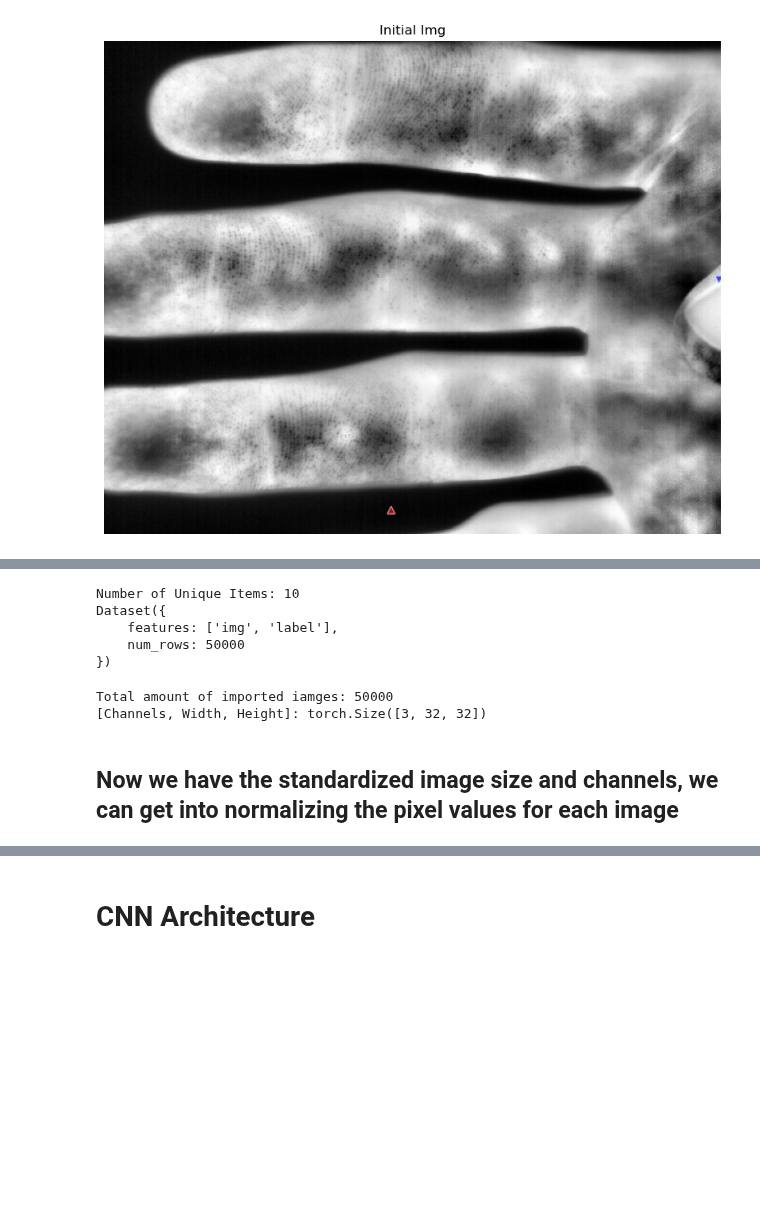
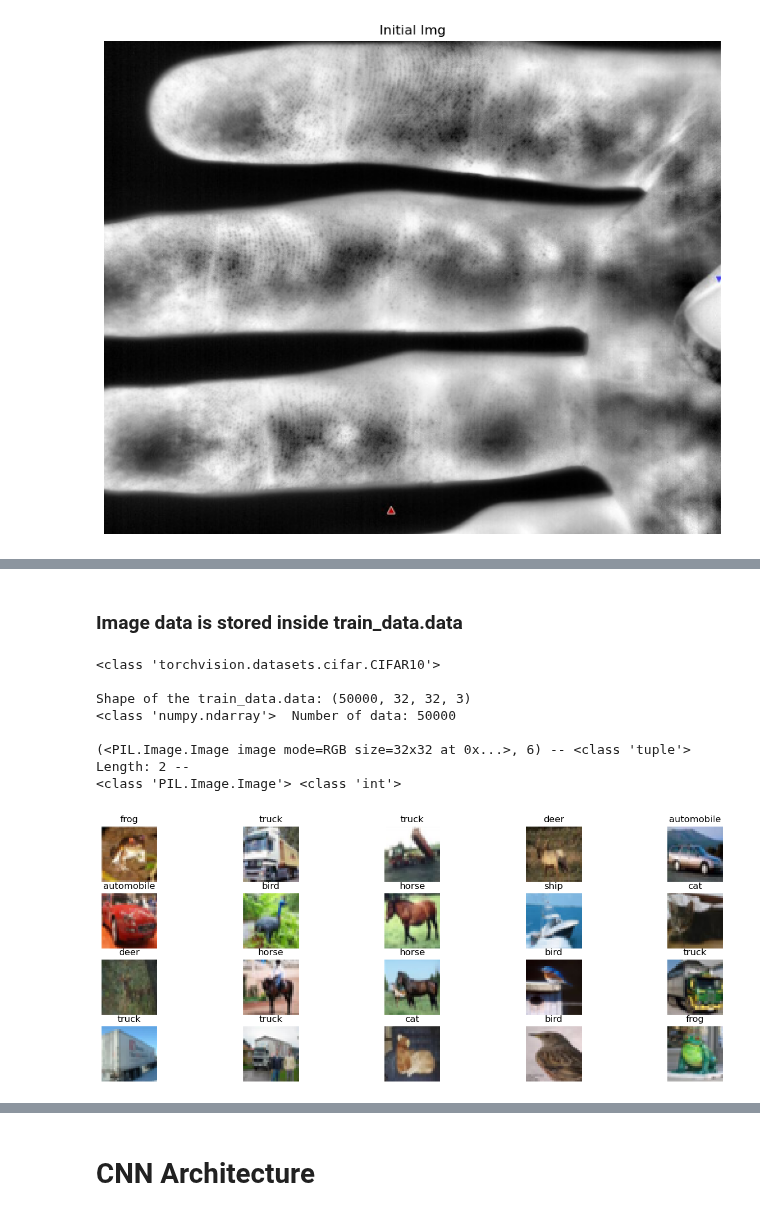
Before and after one commit to UArizonaCB2/sweat-pore-activation, a Jupyter notebook: notebooks/NeuralNetworks.ipynb, the cells around one changed output, grey strips where cells are left out. Cells and saved outputs as stored; diff of their text form; code cells hidden in the pictures; blank space fills up the shorter version.

Commit message:
CIFAR-10 dataset

```diff
--- a/notebooks/NeuralNetworks.ipynb
+++ b/notebooks/NeuralNetworks.ipynb
@@ -31,0 +35,4 @@ plt.axis("off")
+# %%
+# Download the dataset and store it locally.
+train_data = torchvision.datasets.CIFAR10(root='./data', train=True, download=True, transform=None)
+print(train_data)
@@ -52,7 +53,18 @@ Number of Unique Items: 10
+# %% [markdown]
+### Image data is stored inside train_data.data
 # %%
+print(type(train_data))
+print()
+print("Shape of the train_data.data:", train_data.data.shape)
+print(type(train_data.data), " Number of data:",len(train_data.data))
+print()
+print(train_data[0], "--",type(train_data[0]), "Length:",len(train_data[0]), "--")
+print(type(train_data[0][0]), type(train_data[0][1]))
 # %% [output]
-Number of Unique Items: 10
-Dataset({
-    features: ['img', 'label'],
-    num_rows: 50000
-})
+<class 'torchvision.datasets.cifar.CIFAR10'>
+
+Shape of the train_data.data: (50000, 32, 32, 3)
+<class 'numpy.ndarray'>  Number of data: 50000
+
+(<PIL.Image.Image image mode=RGB size=32x32 at 0x...>, 6) -- <class 'tuple'> Length: 2 --
+<class 'PIL.Image.Image'> <class 'int'>
@@ -70,27 +71,12 @@ preprocess = transforms.Compose([
-# %%
-# Convert images to the same color channels (RGB)
-
-from tqdm.auto import tqdm
-
-inputs_train = []
-
-for record in tqdm(data_train):
-    image = record['img']
-    label = record['label']
-
-    # convert from grayscale to RGB
-    if image.mode == 'L':
-        image = image.convert("RGB")
-
-    # prepocessing
-    input_tensor = preprocess(image)
-
-    # append to batch list
-    inputs_train.append([input_tensor, label])
-
-print("Total amount of imported iamges:",len(inputs_train), "\n[Channels, Width, Height]:",inputs_train[0][0].shape)
-# %% [output]
-Total amount of imported iamges: 50000
-[Channels, Width, Height]: torch.Size([3, 32, 32])
-# %% [markdown]
-## Now we have the standardized image size and channels, we can get into normalizing the pixel values for each image
+# %%
+plt.figure(figsize = (16,6))
+imgs_per_row = 5
+total_imgs = 20
+for i in range(total_imgs):
+    #          (rows, cols, the nth plot)
+    plt.subplot(math.ceil(total_imgs/imgs_per_row), imgs_per_row, 1 + i)
+    plt.axis("off")
+    plt.title(train_data.classes[train_data[i][1]])
+    plt.imshow(train_data[i][0])
+# %% [output]
+[figure, added]
```
Also changed, not shown: parts of 27 cells of this notebook, 8 other files.
